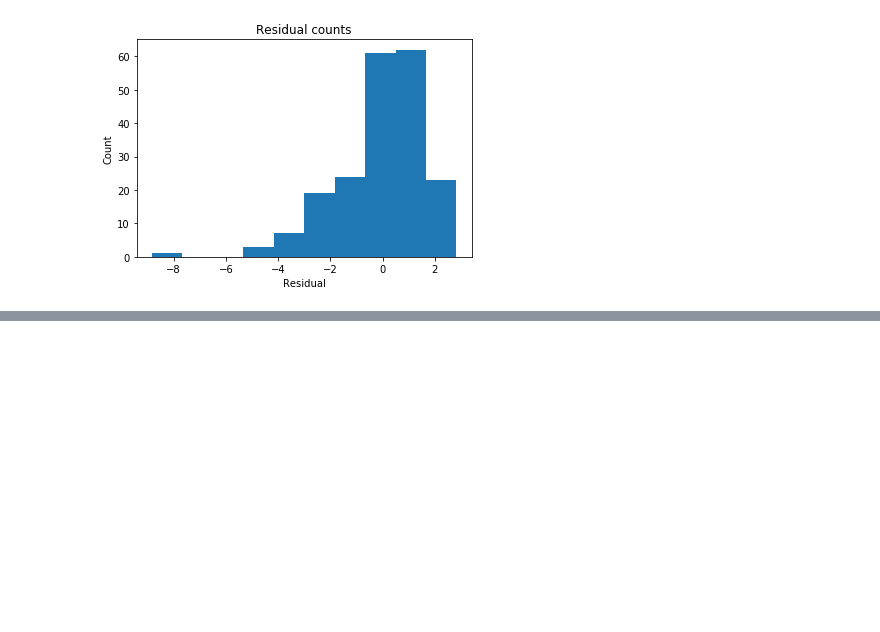
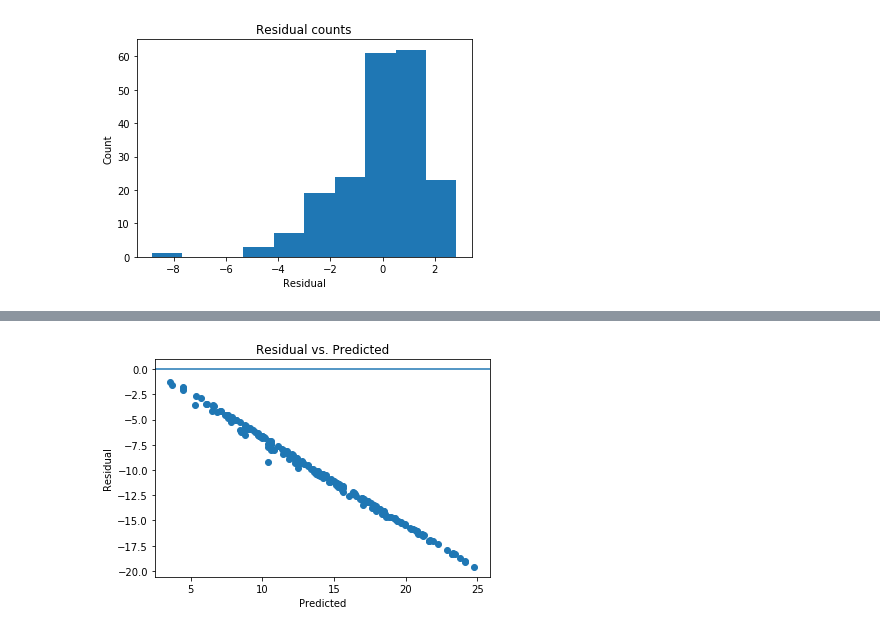
Before and after one commit to micsab/thinkful_files, a Jupyter notebook: unit_2/lesson_4/linear_regression_expl_power.ipynb, the cells around one changed output, grey strips where cells are left out. Cells and saved outputs as stored; diff of their text form; code cells hidden in the pictures; blank space fills up the shorter version.

```diff
--- a/unit_2/lesson_4/linear_regression_expl_power.ipynb
+++ b/unit_2/lesson_4/linear_regression_expl_power.ipynb
@@ -89,0 +123,10 @@ plt.show()
+# %%
+# Does this tell me what i want?
+plt.scatter(predicted, sqrt_residual)
+plt.xlabel('Predicted')
+plt.ylabel('Residual')
+plt.axhline(y=0)
+plt.title('Residual vs. Predicted')
+plt.show()
+# %% [output]
+[figure, added]
```
Also changed, not shown: parts of 3 cells of this notebook.
